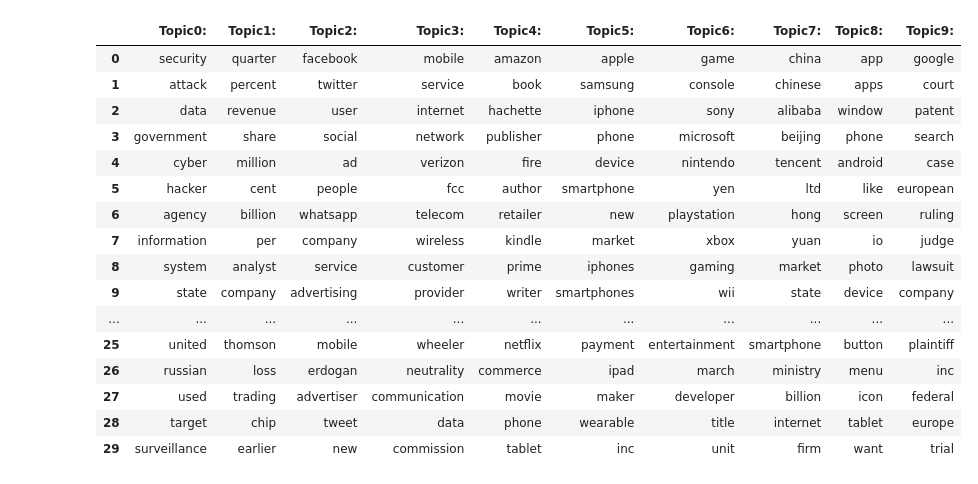
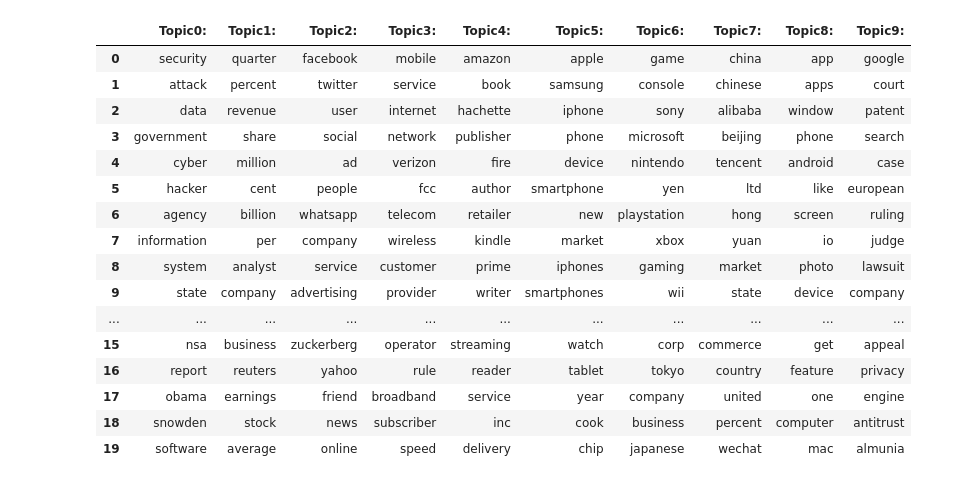
Before and after one commit to iyounus/TechNewsTrends, a Jupyter notebook: Analysis.ipynb, the cells around one changed output. Saved outputs shown, nothing was run; the diff lists cells and outputs as text; code cells hidden in the pictures.

```diff
--- a/Analysis.ipynb
+++ b/Analysis.ipynb
@@ -29,29 +44,29 @@ nmf = pkl.load( open("data/nmf_10.pkl", "rb"))
 # %%
 n_top_words = 100
 feature_names = vectorizer.get_feature_names()
 d = {}
 
 for j, topic in enumerate(nmf.components_):
     title = "Topic%d:" % j
     d[title] = [feature_names[i] for i in topic.argsort()[::-1]]
 
 res = pd.DataFrame(d)
-res.head(30)
+res.head(20)
 # %% [output]
 |  | Topic0: | Topic1: | Topic2: | Topic3: | Topic4: | Topic5: | Topic6: | Topic7: | Topic8: | Topic9: |
 | 0 | security | quarter | facebook | mobile | amazon | apple | game | china | app | google |
 | 1 | attack | percent | twitter | service | book | samsung | console | chinese | apps | court |
 | 2 | data | revenue | user | internet | hachette | iphone | sony | alibaba | window | patent |
 | 3 | government | share | social | network | publisher | phone | microsoft | beijing | phone | search |
 | 4 | cyber | million | ad | verizon | fire | device | nintendo | tencent | android | case |
 | 5 | hacker | cent | people | fcc | author | smartphone | yen | ltd | like | european |
 | 6 | agency | billion | whatsapp | telecom | retailer | new | playstation | hong | screen | ruling |
 | 7 | information | per | company | wireless | kindle | market | xbox | yuan | io | judge |
 | 8 | system | analyst | service | customer | prime | iphones | gaming | market | photo | lawsuit |
 | 9 | state | company | advertising | provider | writer | smartphones | wii | state | device | company |
 | ... | ... | ... | ... | ... | ... | ... | ... | ... | ... | ... |
-| 25 | united | thomson | mobile | wheeler | netflix | payment | entertainment | smartphone | button | plaintiff |
-| 26 | russian | loss | erdogan | neutrality | commerce | ipad | march | ministry | menu | inc |
-| 27 | used | trading | advertiser | communication | movie | maker | developer | billion | icon | federal |
-| 28 | target | chip | tweet | data | phone | wearable | title | internet | tablet | europe |
-| 29 | surveillance | earlier | new | commission | tablet | inc | unit | firm | want | trial |
+| 15 | nsa | business | zuckerberg | operator | streaming | watch | corp | commerce | get | appeal |
+| 16 | report | reuters | yahoo | rule | reader | tablet | tokyo | country | feature | privacy |
+| 17 | obama | earnings | friend | broadband | service | year | company | united | one | engine |
+| 18 | snowden | stock | news | subscriber | inc | cook | business | percent | computer | antitrust |
+| 19 | software | average | online | speed | delivery | chip | japanese | wechat | mac | almunia |
```
Also changed, not shown: parts of 6 cells of this notebook.
